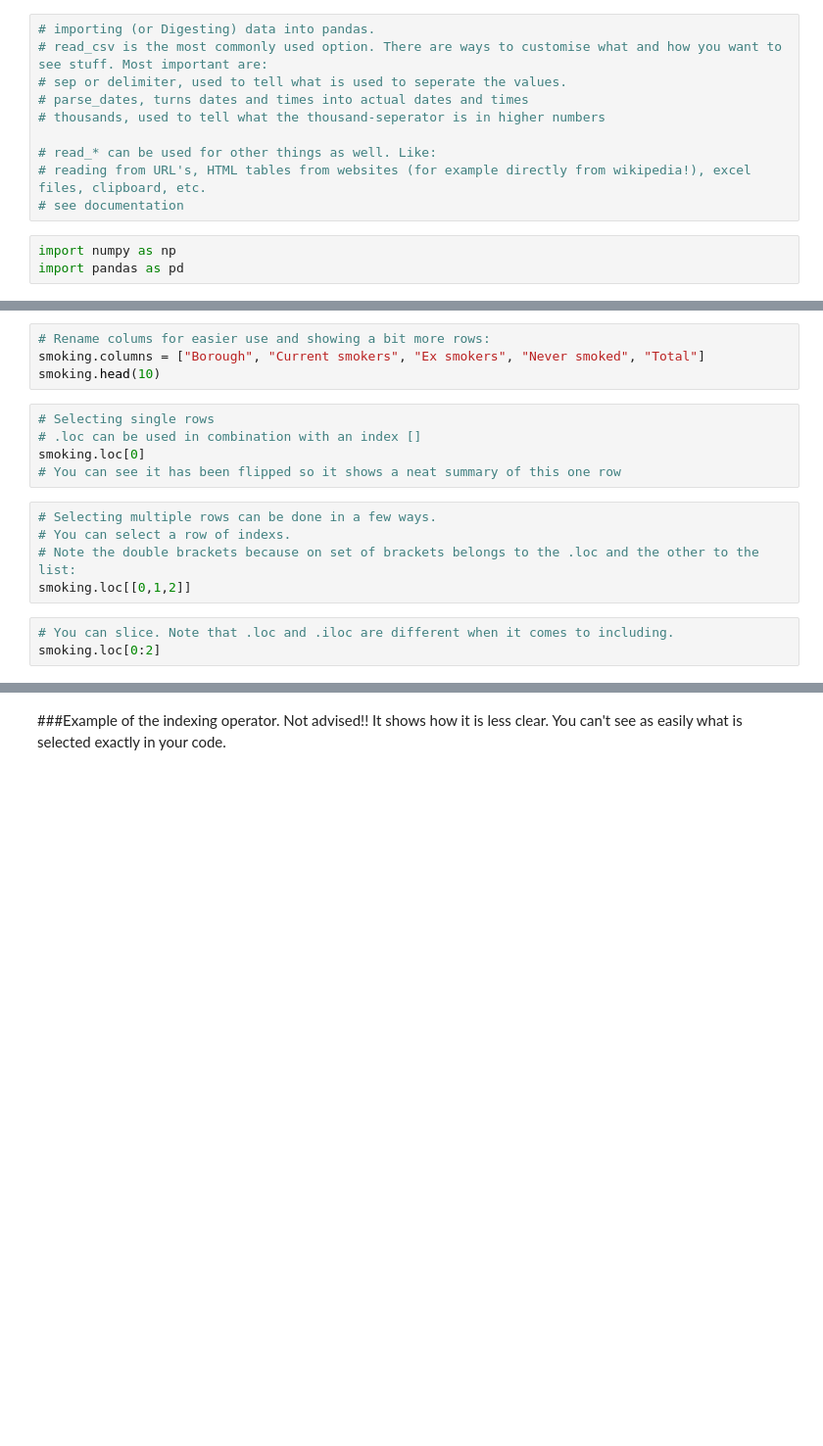
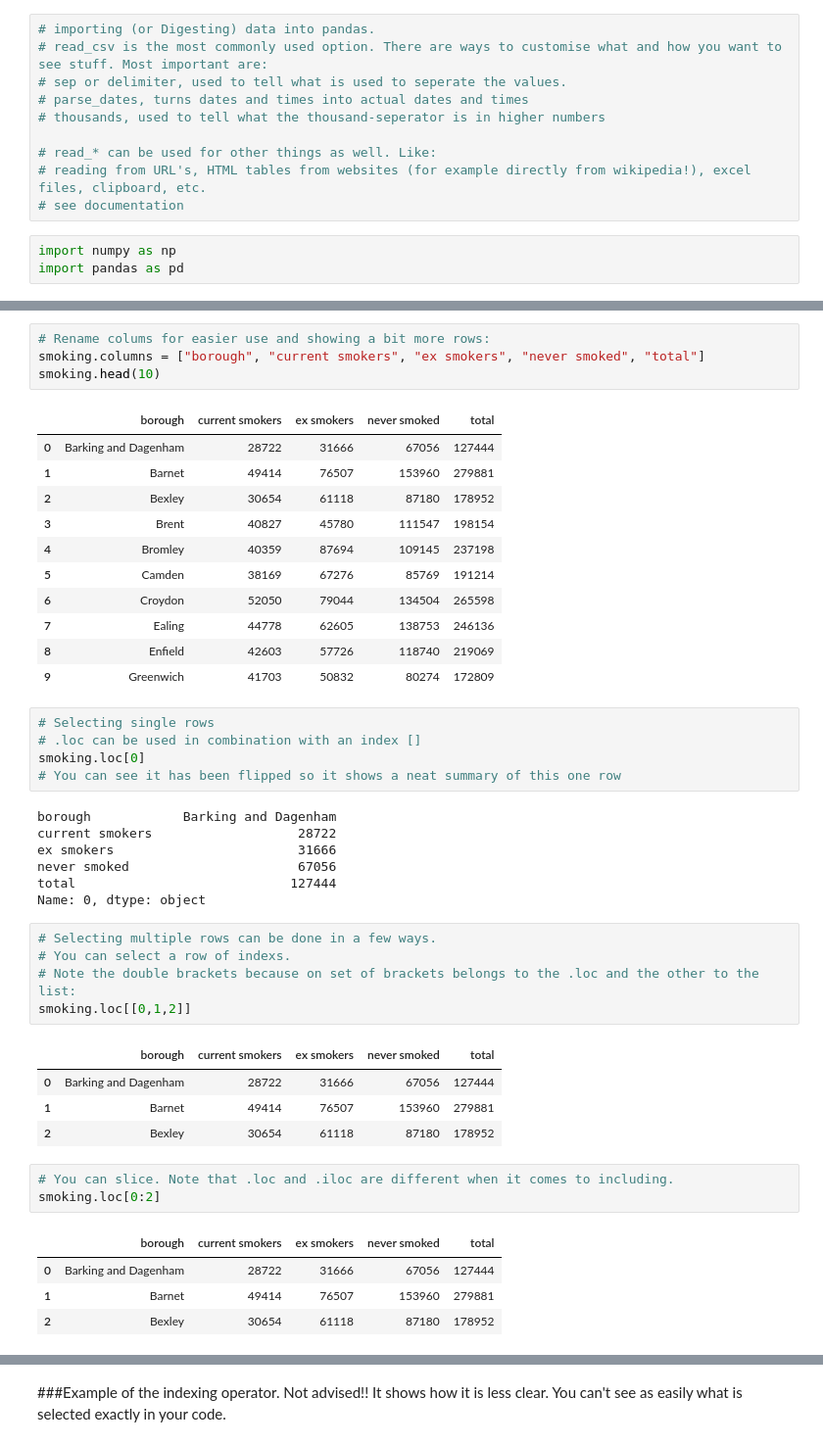
Before and after one commit to MevrouwHelderder/Assignments, a Jupyter notebook: Selecting_data_in_pandas.ipynb, the cells around one changed output, grey strips where cells are left out. Shown at 98% size. Saved outputs shown, nothing was run; the diff lists cells and outputs as text; blank space fills up the shorter version.

```diff
--- a/Selecting_data_in_pandas.ipynb
+++ b/Selecting_data_in_pandas.ipynb
@@ -44,20 +58,49 @@ smoking.head(3)
 # %%
 # Rename colums for easier use and showing a bit more rows:
-smoking.columns = ["Borough", "Current smokers", "Ex smokers", "Never smoked", "Total"]
+smoking.columns = ["borough", "current smokers", "ex smokers", "never smoked", "total"]
 smoking.head(10)
+# %% [output]
+|  | borough | current smokers | ex smokers | never smoked | total |
+| 0 | Barking and Dagenham | 28722 | 31666 | 67056 | 127444 |
+| 1 | Barnet | 49414 | 76507 | 153960 | 279881 |
+| 2 | Bexley | 30654 | 61118 | 87180 | 178952 |
+| 3 | Brent | 40827 | 45780 | 111547 | 198154 |
+| 4 | Bromley | 40359 | 87694 | 109145 | 237198 |
+| 5 | Camden | 38169 | 67276 | 85769 | 191214 |
+| 6 | Croydon | 52050 | 79044 | 134504 | 265598 |
+| 7 | Ealing | 44778 | 62605 | 138753 | 246136 |
+| 8 | Enfield | 42603 | 57726 | 118740 | 219069 |
+| 9 | Greenwich | 41703 | 50832 | 80274 | 172809 |
 # %%
 # Selecting single rows
 # .loc can be used in combination with an index []
 smoking.loc[0]
 # You can see it has been flipped so it shows a neat summary of this one row
+# %% [output]
+borough            Barking and Dagenham
+current smokers                   28722
+ex smokers                        31666
+never smoked                      67056
+total                            127444
+Name: 0, dtype: object
 # %%
 # Selecting multiple rows can be done in a few ways.
 # You can select a row of indexs.
 # Note the double brackets because on set of brackets belongs to the .loc and the other to the list:
 smoking.loc[[0,1,2]]
+# %% [output]
+|  | borough | current smokers | ex smokers | never smoked | total |
+| 0 | Barking and Dagenham | 28722 | 31666 | 67056 | 127444 |
+| 1 | Barnet | 49414 | 76507 | 153960 | 279881 |
+| 2 | Bexley | 30654 | 61118 | 87180 | 178952 |
 # %%
 # You can slice. Note that .loc and .iloc are different when it comes to including.
 smoking.loc[0:2]
+# %% [output]
+|  | borough | current smokers | ex smokers | never smoked | total |
+| 0 | Barking and Dagenham | 28722 | 31666 | 67056 | 127444 |
+| 1 | Barnet | 49414 | 76507 | 153960 | 279881 |
+| 2 | Bexley | 30654 | 61118 | 87180 | 178952 |
 # %%
 # You can also select rows and columns. You seperate them by a comma.
 # Rows first, then columns.
```
Also changed, not shown: parts of 23 cells of this notebook.
